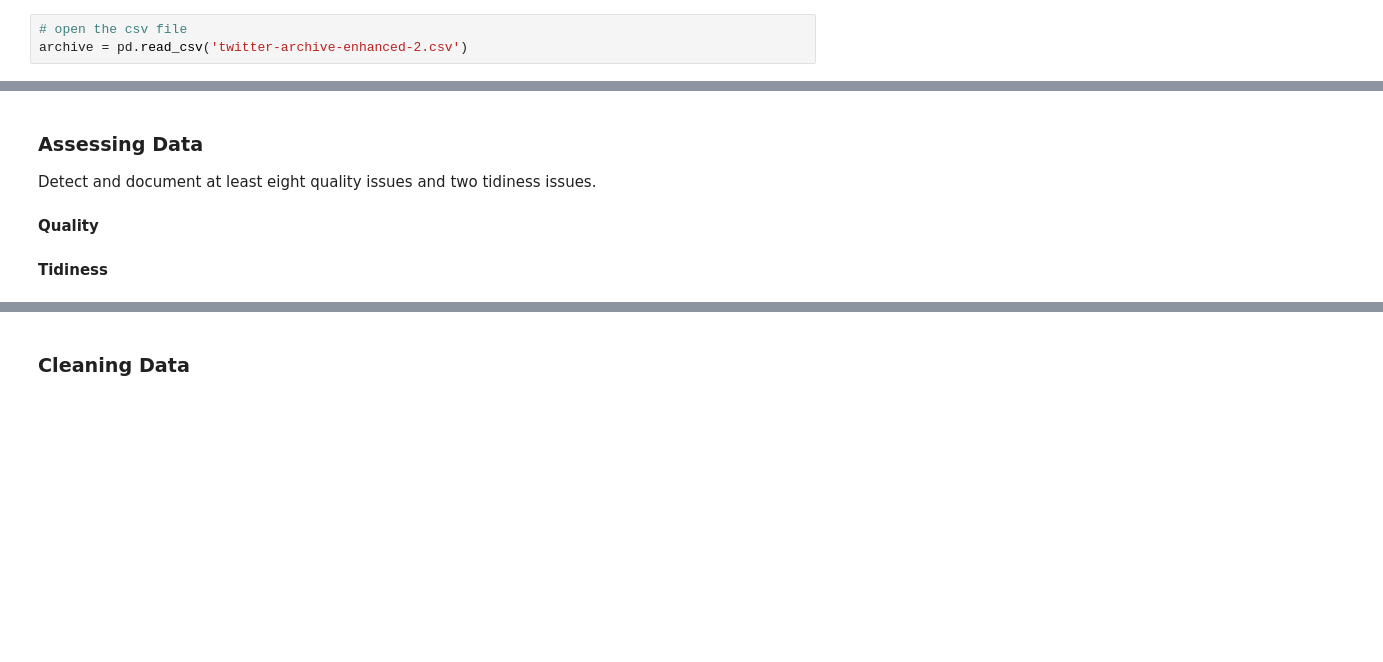
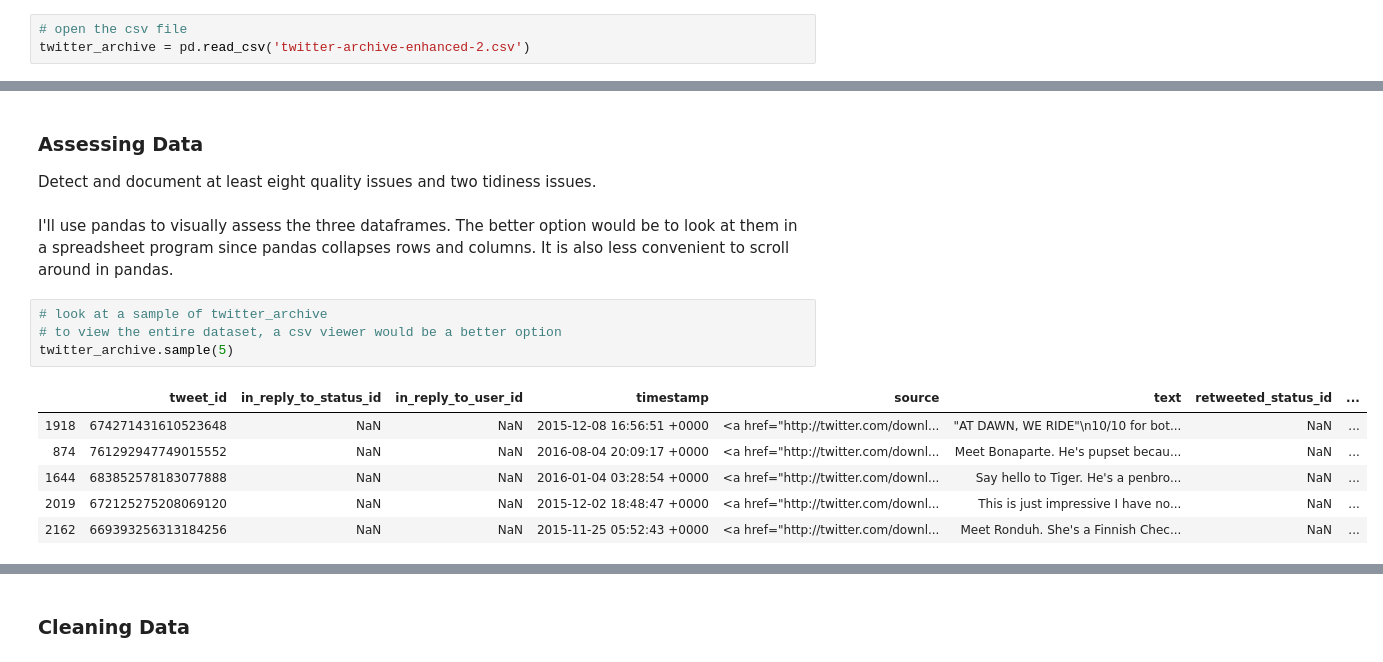
Before and after one commit to csuf-bywong/Wrangle-and-Analyze-Data, a Jupyter notebook: wrangle_act.ipynb, the cells around one changed output, grey strips where cells are left out. Saved outputs shown, nothing was run; the diff lists cells and outputs as text; blank space fills up the shorter version.

```diff
--- a/wrangle_act.ipynb
+++ b/wrangle_act.ipynb
@@ -28,6 +37,6 @@ import seaborn as sns
 %matplotlib inline
 # %%
 # open the csv file
-archive = pd.read_csv('twitter-archive-enhanced-2.csv')
+twitter_archive = pd.read_csv('twitter-archive-enhanced-2.csv')
 # %%
 # look at the data
@@ -88,9 +198,16 @@ The third piece of data will be queried from Twitter's API.  Using the tweet ID'
 <a id='assess'></a>
 ### Assessing Data
 Detect and document at least eight quality issues and two tidiness issues.
-# %% [markdown]
-<a id='quality'></a>
-**Quality**
-# %% [markdown]
-<a id='tidy'></a>
-**Tidiness**
+# %% [markdown]
+I'll use pandas to visually assess the three dataframes.  The better option would be to look at them in a spreadsheet program since pandas collapses rows and columns.  It is also less convenient to scroll around in pandas.
+# %%
+# look at a sample of twitter_archive
+# to view the entire dataset, a csv viewer would be a better option
+twitter_archive.sample(5)
+# %% [output]
+|  | tweet_id | in_reply_to_status_id | in_reply_to_user_id | timestamp | source | text | retweeted_status_id | ... |
+| 1918 | 674271431610523648 | NaN | NaN | 2015-12-08 16:56:51 +0000 | <a href="http://twitter.com/downl... | "AT DAWN, WE RIDE"\n10/10 for bot... | NaN | ... |
+| 874 | 761292947749015552 | NaN | NaN | 2016-08-04 20:09:17 +0000 | <a href="http://twitter.com/downl... | Meet Bonaparte. He's pupset becau... | NaN | ... |
+| 1644 | 683852578183077888 | NaN | NaN | 2016-01-04 03:28:54 +0000 | <a href="http://twitter.com/downl... | Say hello to Tiger. He's a penbro... | NaN | ... |
+| 2019 | 672125275208069120 | NaN | NaN | 2015-12-02 18:48:47 +0000 | <a href="http://twitter.com/downl... | This is just impressive I have no... | NaN | ... |
+| 2162 | 669393256313184256 | NaN | NaN | 2015-11-25 05:52:43 +0000 | <a href="http://twitter.com/downl... | Meet Ronduh. She's a Finnish Chec... | NaN | ... |
```
Also changed, not shown: parts of 47 cells of this notebook, 4 other files.
